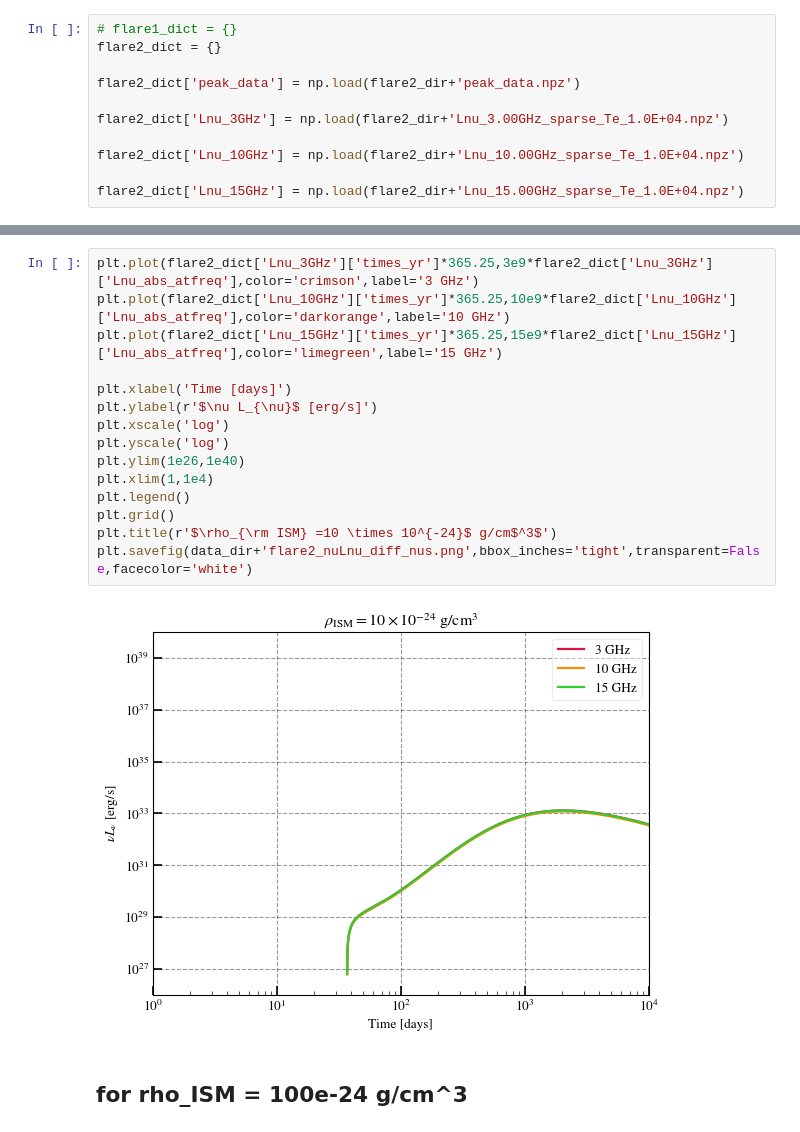
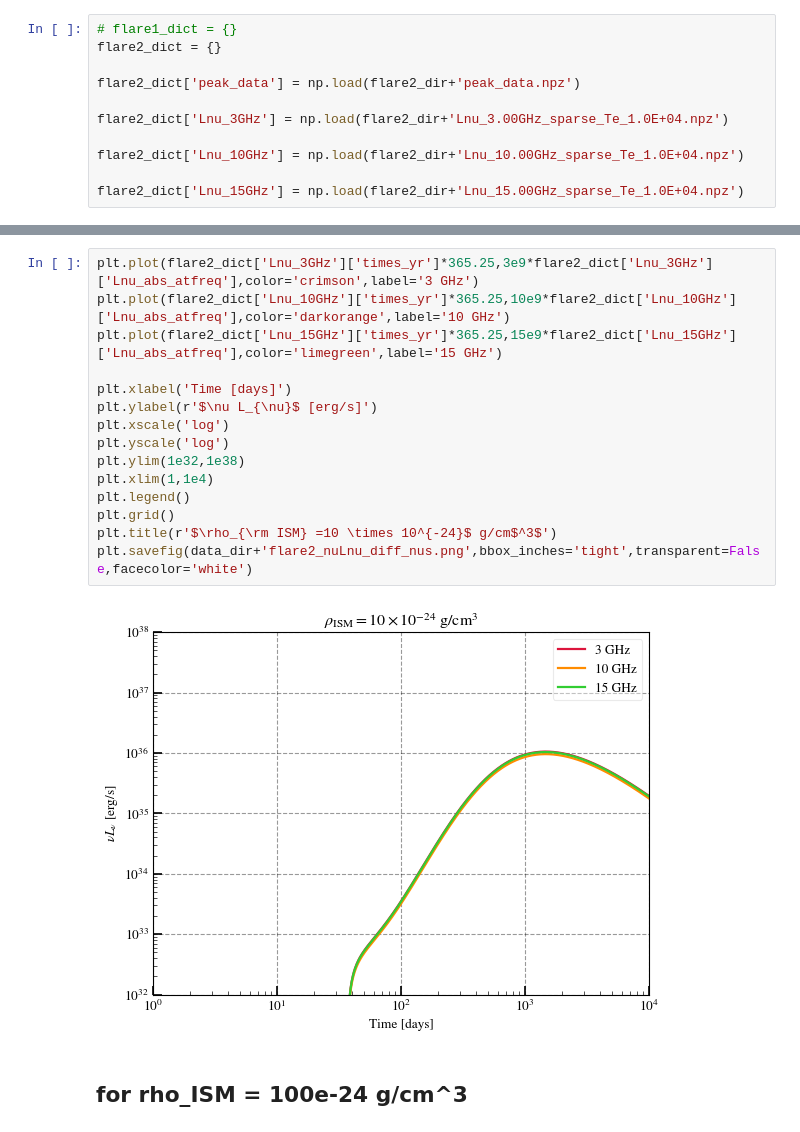
Before and after one commit to samanthacwu/Radio_Forward_Modeling, a Jupyter notebook: constant_density_evol/Mflare_1e-1_vmax_0p3c/spectrum_evolution/check_spectrum_evol.ipynb, the cells around one changed output, grey strips where cells are left out. Cells and saved outputs as stored; diff of their text form.

```diff
--- a/constant_density_evol/Mflare_1e-1_vmax_0p3c/spectrum_evolution/check_spectrum_evol.ipynb
+++ b/constant_density_evol/Mflare_1e-1_vmax_0p3c/spectrum_evolution/check_spectrum_evol.ipynb
@@ -657,20 +657,20 @@ plt.savefig(data_dir+'flare2_Lnu_diff_nus.png',bbox_inches='tight',transparent=F
 # %%
 plt.plot(flare2_dict['Lnu_3GHz']['times_yr']*365.25,3e9*flare2_dict['Lnu_3GHz']['Lnu_abs_atfreq'],color='crimson',label='3 GHz')
 plt.plot(flare2_dict['Lnu_10GHz']['times_yr']*365.25,10e9*flare2_dict['Lnu_10GHz']['Lnu_abs_atfreq'],color='darkorange',label='10 GHz')
 plt.plot(flare2_dict['Lnu_15GHz']['times_yr']*365.25,15e9*flare2_dict['Lnu_15GHz']['Lnu_abs_atfreq'],color='limegreen',label='15 GHz')
 
 plt.xlabel('Time [days]')
 plt.ylabel(r'$\nu L_{\nu}$ [erg/s]')
 plt.xscale('log')
 plt.yscale('log')
-plt.ylim(1e26,1e40)
+plt.ylim(1e32,1e38)
 plt.xlim(1,1e4)
 plt.legend()
 plt.grid()
 plt.title(r'$\rho_{\rm ISM} =10 \times 10^{-24}$ g/cm$^3$')
 plt.savefig(data_dir+'flare2_nuLnu_diff_nus.png',bbox_inches='tight',transparent=False,facecolor='white')
 # %% [output]
-[figure, old version]
+[figure, new version]
 # %% [markdown]
 ## for rho_ISM = 100e-24 g/cm^3
 # %%
```
Also changed, not shown: parts of 8 cells of this notebook, 2 other files.
